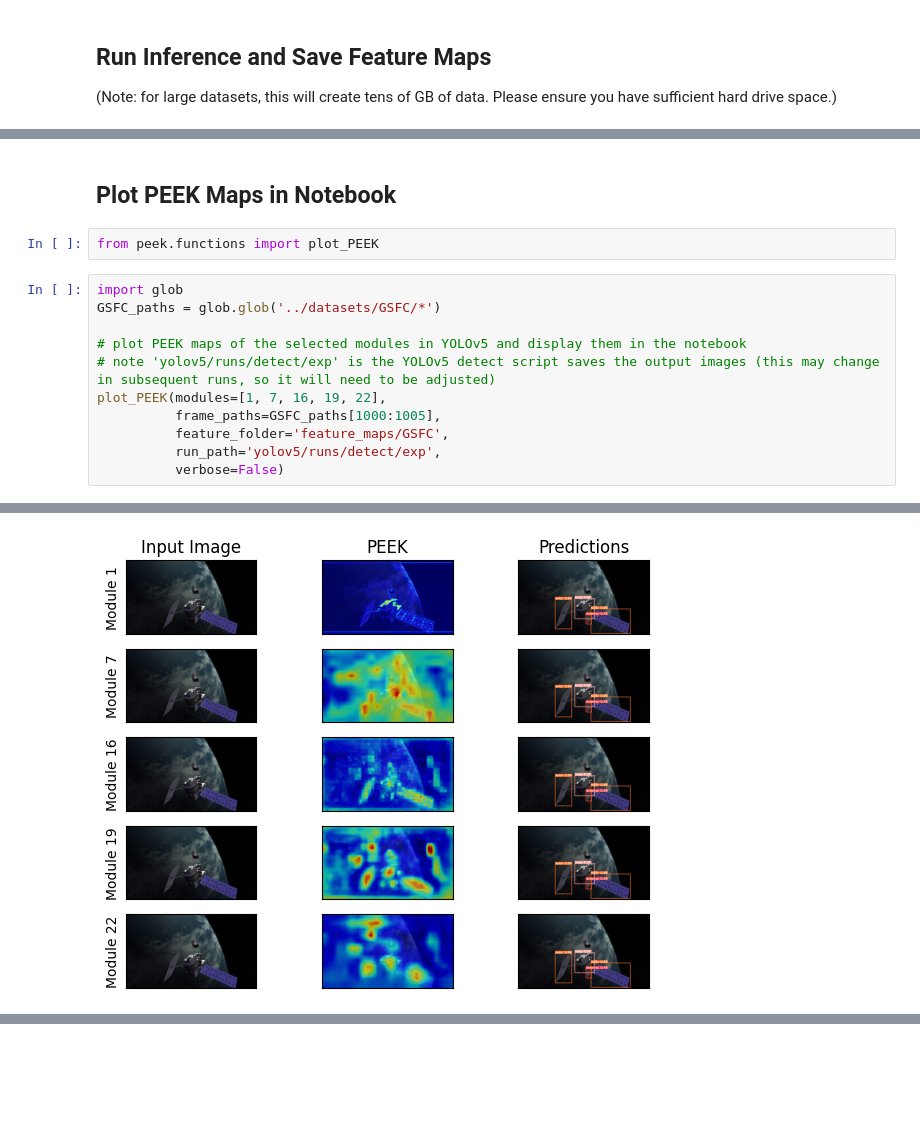
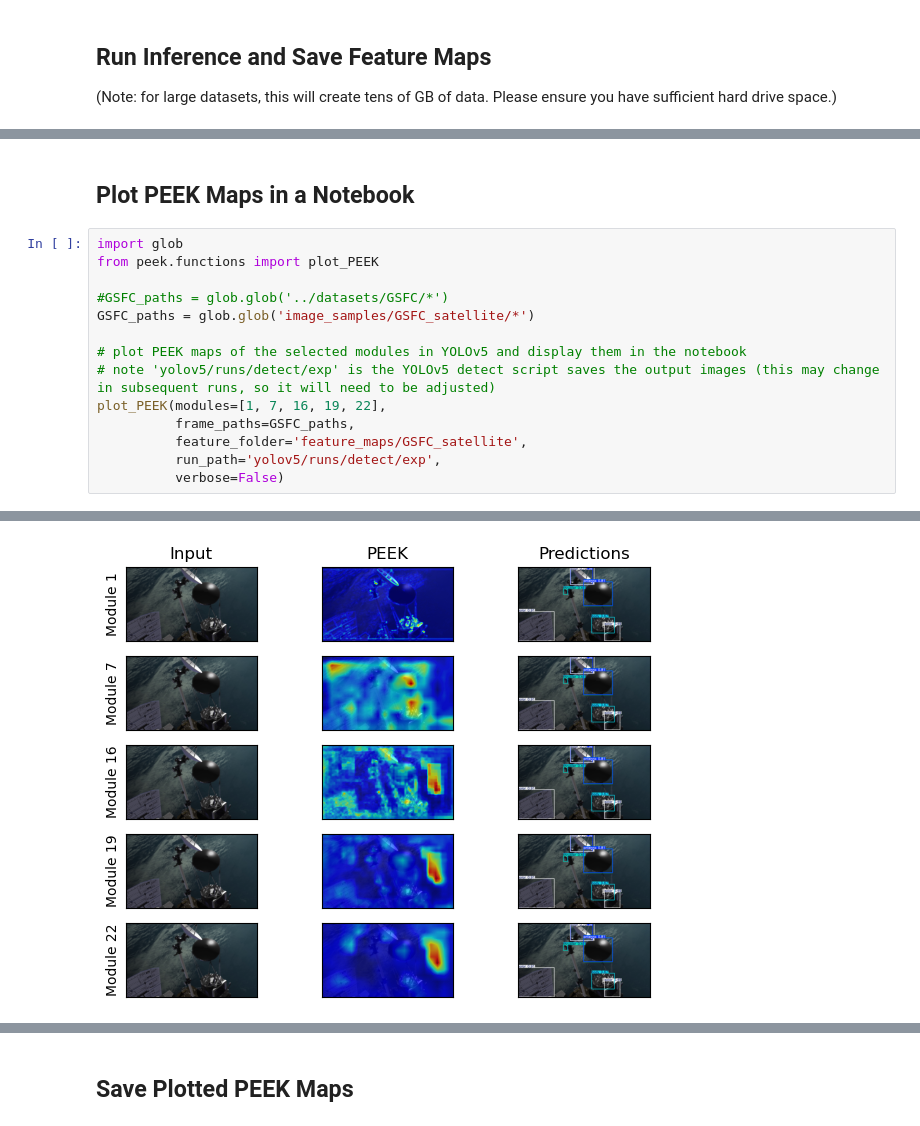
Before and after one commit to mehek-niwas/PEEK, a Jupyter notebook: YOLOv5 Demo.ipynb, the cells around one changed output, grey strips where cells are left out. Cells and saved outputs as stored; diff of their text form; blank space fills up the shorter version.

```diff
--- a/YOLOv5 Demo.ipynb
+++ b/YOLOv5 Demo.ipynb
@@ -65,16 +25,17 @@ Saving figure to GSFC_plots/frame01004.png
 # %% [markdown]
-## Plot PEEK Maps in Notebook
+## Plot PEEK Maps in a Notebook
-# %%
-from peek.functions import plot_PEEK
 # %%
 import glob
-GSFC_paths = glob.glob('../datasets/GSFC/*')
+from peek.functions import plot_PEEK
+
+#GSFC_paths = glob.glob('../datasets/GSFC/*')
+GSFC_paths = glob.glob('image_samples/GSFC_satellite/*')
 
 # plot PEEK maps of the selected modules in YOLOv5 and display them in the notebook
 # note 'yolov5/runs/detect/exp' is the YOLOv5 detect script saves the output images (this may change in subsequent runs, so it will need to be adjusted)
 plot_PEEK(modules=[1, 7, 16, 19, 22],
-          frame_paths=GSFC_paths[1000:1005],
-          feature_folder='feature_maps/GSFC',
+          frame_paths=GSFC_paths,
+          feature_folder='feature_maps/GSFC_satellite',
           run_path='yolov5/runs/detect/exp',
           verbose=False)
 # %% [output]
@@ -84 +45 @@ plot_PEEK(modules=[1, 7, 16, 19, 22],
-[figure, old version]
+[figure, new version]
@@ -85,0 +50,2 @@ plot_PEEK(modules=[1, 7, 16, 19, 22],
+# %% [markdown]
+## Save Plotted PEEK Maps
```
Also changed, not shown: parts of 6 cells of this notebook, 20 other files.
